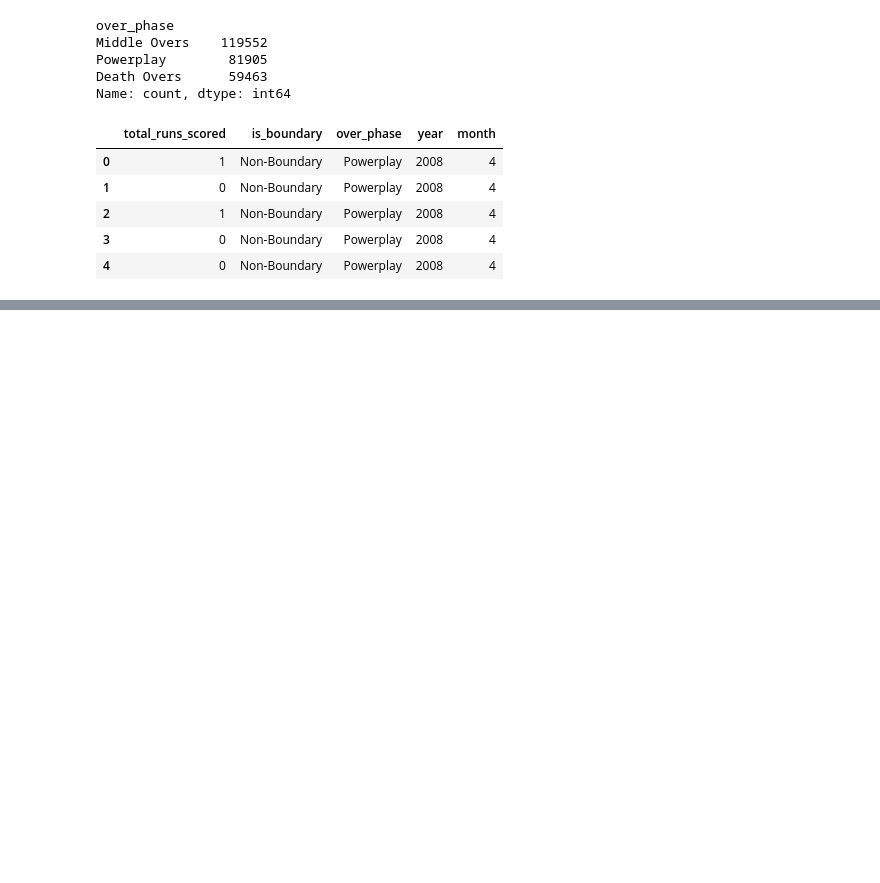
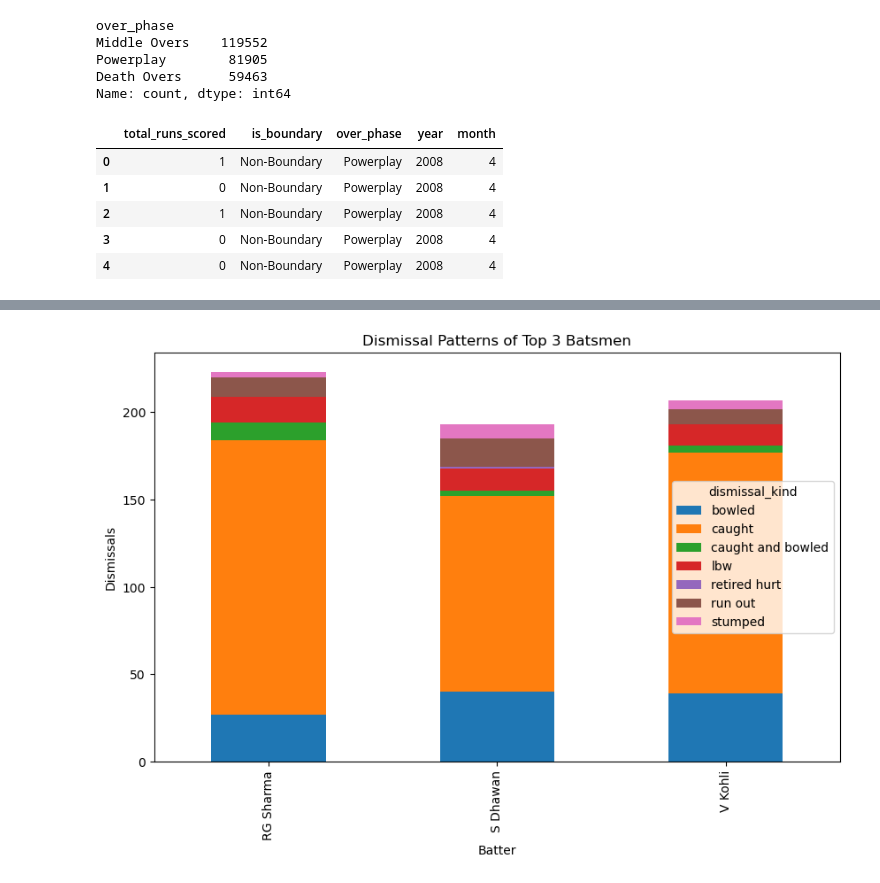
Before and after one commit to aryandhiman01/IPL-Match-Performance-Analysis, a Jupyter notebook: task.ipynb, the cells around one changed output, grey strips where cells are left out. Drawn from its saved outputs; the diff is of its cells as text; code cells hidden in the pictures; blank space fills up the shorter version.

```diff
--- a/task.ipynb
+++ b/task.ipynb
@@ -816,0 +1195,42 @@ ipl_df[
+# %%
+# Graph 3: Dismissal Pattern of Top 3 Batsmen
+top3 = [
+    "V Kohli",
+    "S Dhawan",
+    "RG Sharma"
+]
+# %%
+dismissal_data = (
+    ipl_df[
+        ipl_df[
+            "player_dismissed"
+        ]
+        .isin(top3)
+    ]
+)
+# %%
+dismissal_pivot = pd.crosstab(
+    dismissal_data[
+        "player_dismissed"
+    ],
+    dismissal_data[
+        "dismissal_kind"
+    ]
+)
+# %%
+dismissal_pivot.plot(
+    kind="bar",
+    stacked=True,
+    figsize=(10,6)
+)
+
+plt.title(
+    "Dismissal Patterns of Top 3 Batsmen"
+)
+
+plt.xlabel("Batter")
+plt.ylabel("Dismissals")
+
+plt.show()
+# %% [output]
+[figure, added]
```
Also changed, not shown: parts of 53 cells of this notebook.
